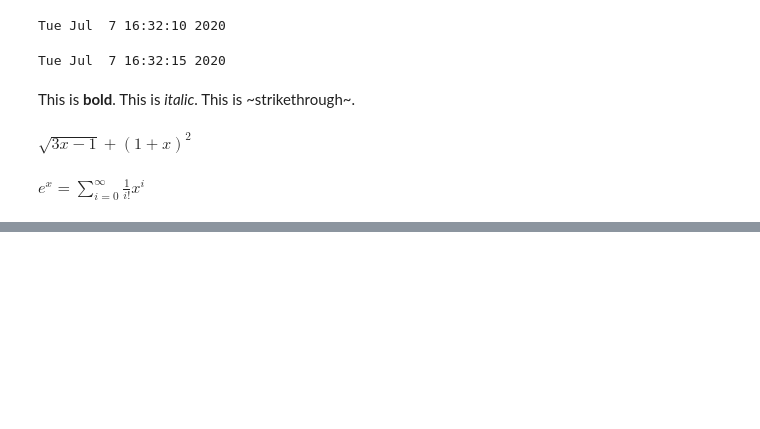
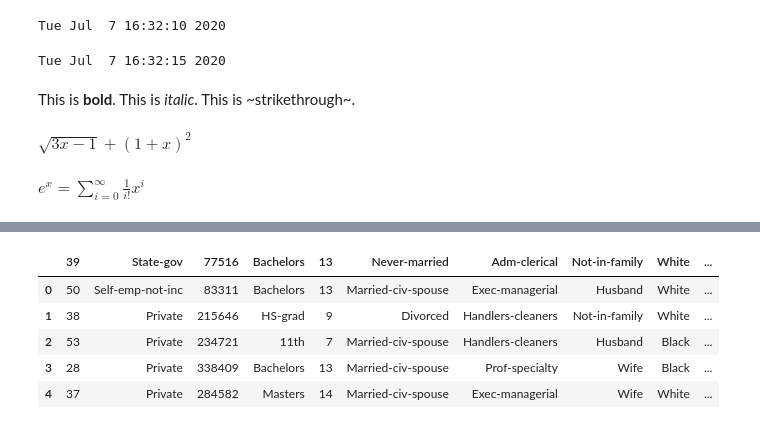
Before and after one commit to banigoamy/HAMOYE1, a Jupyter notebook: MyFirstColabNotebook.ipynb, the cells around one changed output, grey strips where cells are left out. Saved outputs shown, nothing was run; the diff lists cells and outputs as text; code cells hidden in the pictures; blank space fills up the shorter version.

```diff
--- a/MyFirstColabNotebook.ipynb
+++ b/MyFirstColabNotebook.ipynb
@@ -24,0 +56,11 @@ $e^x = \sum_{i = 0}^\infty \frac{1}{i!}x^i$
+# %%
+import pandas as pd
+data = pd.read_csv("/content/drive/My Drive/app/adult.data.1")
+data.head(5)
+# %% [output]
+|  | 39 | State-gov | 77516 | Bachelors | 13 | Never-married | Adm-clerical | Not-in-family | White | ... |
+| 0 | 50 | Self-emp-not-inc | 83311 | Bachelors | 13 | Married-civ-spouse | Exec-managerial | Husband | White | ... |
+| 1 | 38 | Private | 215646 | HS-grad | 9 | Divorced | Handlers-cleaners | Not-in-family | White | ... |
+| 2 | 53 | Private | 234721 | 11th | 7 | Married-civ-spouse | Handlers-cleaners | Husband | Black | ... |
+| 3 | 28 | Private | 338409 | Bachelors | 13 | Married-civ-spouse | Prof-specialty | Wife | Black | ... |
+| 4 | 37 | Private | 284582 | Masters | 14 | Married-civ-spouse | Exec-managerial | Wife | White | ... |
```
Also changed, not shown: parts of 7 cells of this notebook.
